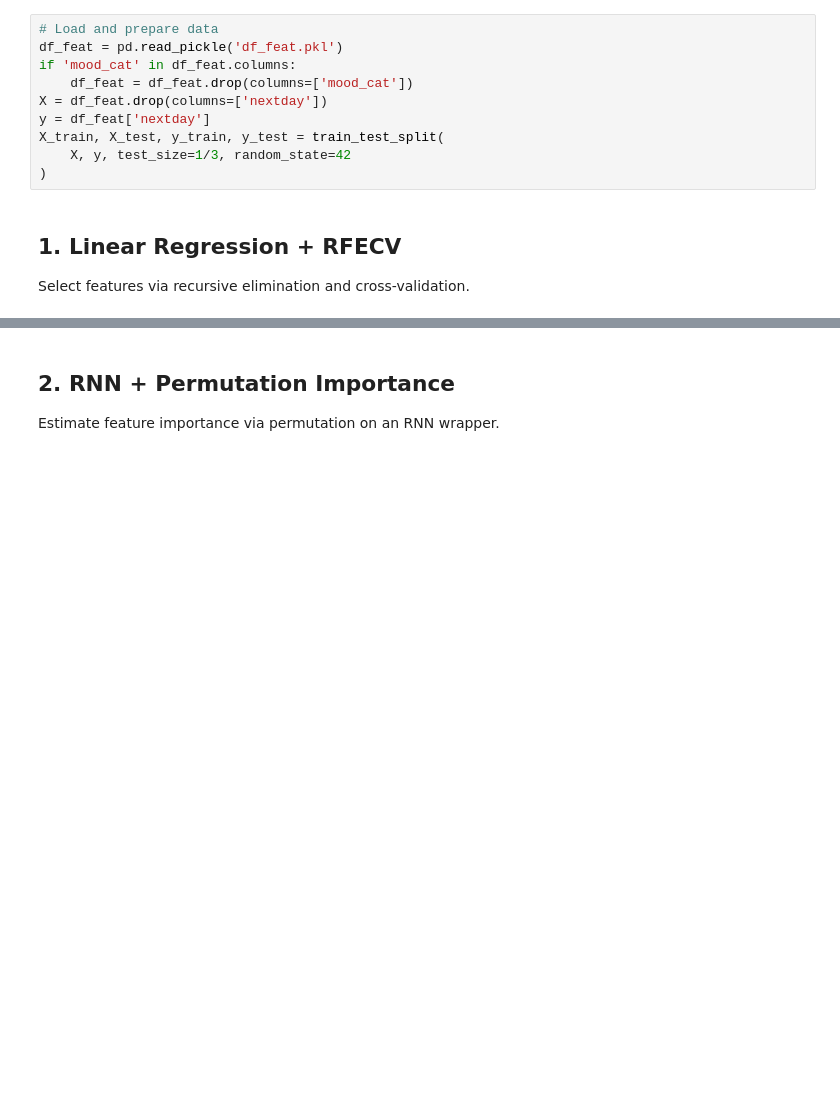
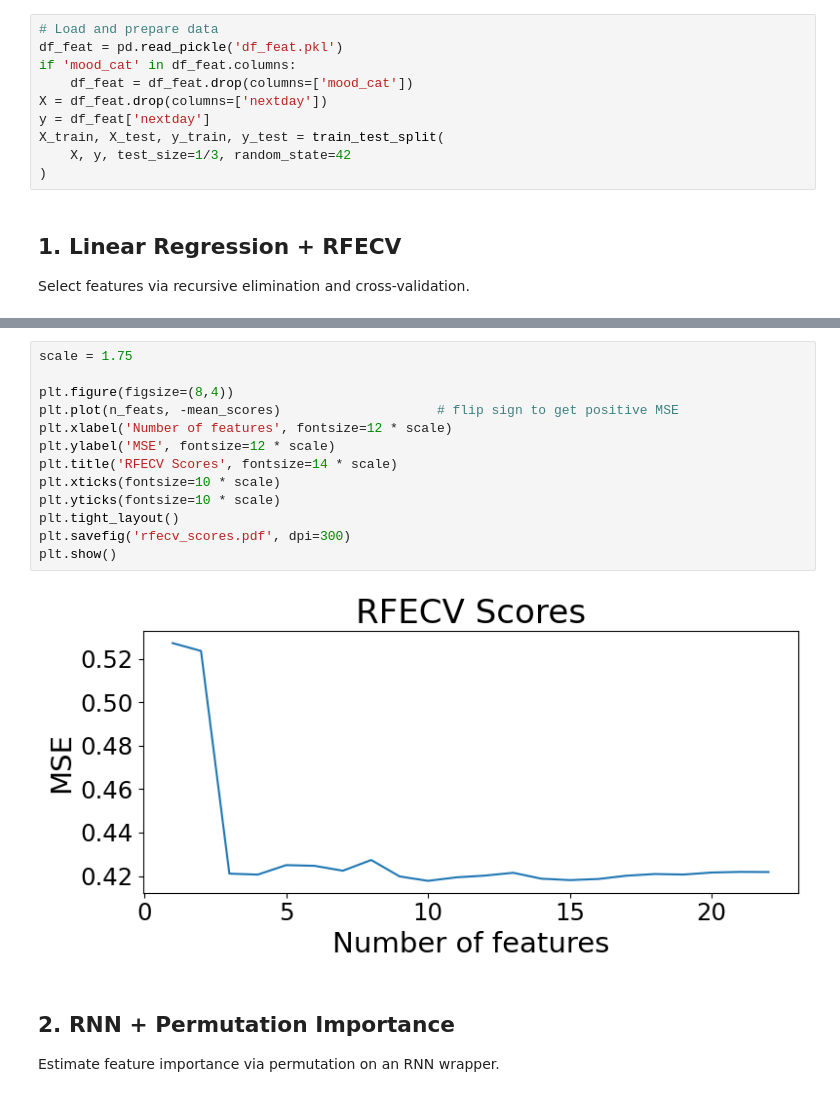
Before and after one commit to PietPjotr/DMT1, a Jupyter notebook: numercial_varibles.ipynb, the cells around one changed output, grey strips where cells are left out. Drawn from its saved outputs; the diff is of its cells as text; blank space fills up the shorter version.

```diff
--- a/numercial_varibles.ipynb
+++ b/numercial_varibles.ipynb
@@ -67,4 +66,19 @@ Selected features: ['activity', 'appCat.communication', 'appCat.utilities', 'cal
 [figure]
+# %%
+scale = 1.75
+
+plt.figure(figsize=(8,4))
+plt.plot(n_feats, -mean_scores)                    # flip sign to get positive MSE
+plt.xlabel('Number of features', fontsize=12 * scale)
+plt.ylabel('MSE', fontsize=12 * scale)
+plt.title('RFECV Scores', fontsize=14 * scale)
+plt.xticks(fontsize=10 * scale)
+plt.yticks(fontsize=10 * scale)
+plt.tight_layout()
+plt.savefig('rfecv_scores.pdf', dpi=300)
+plt.show()
+# %% [output]
+[figure, added]
 # %% [markdown]
 ## 2. RNN + Permutation Importance
 
```
Also changed, not shown: parts of 3 cells of this notebook.
